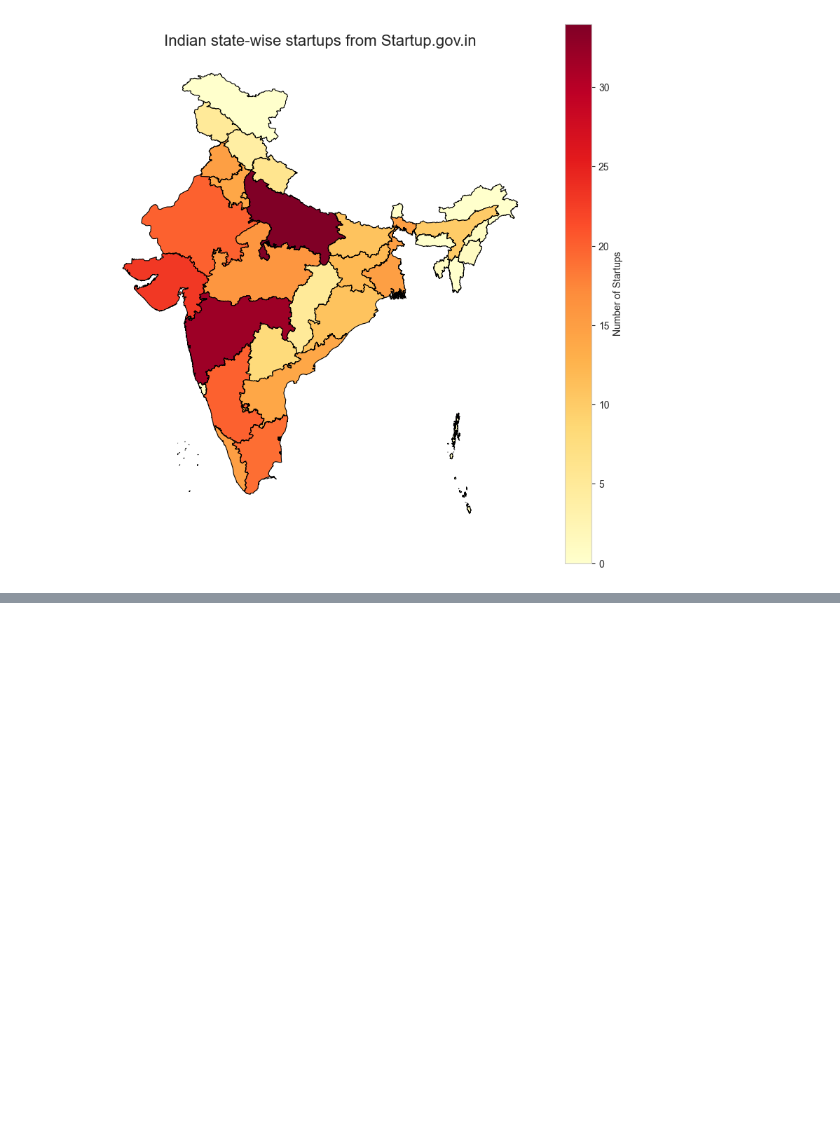
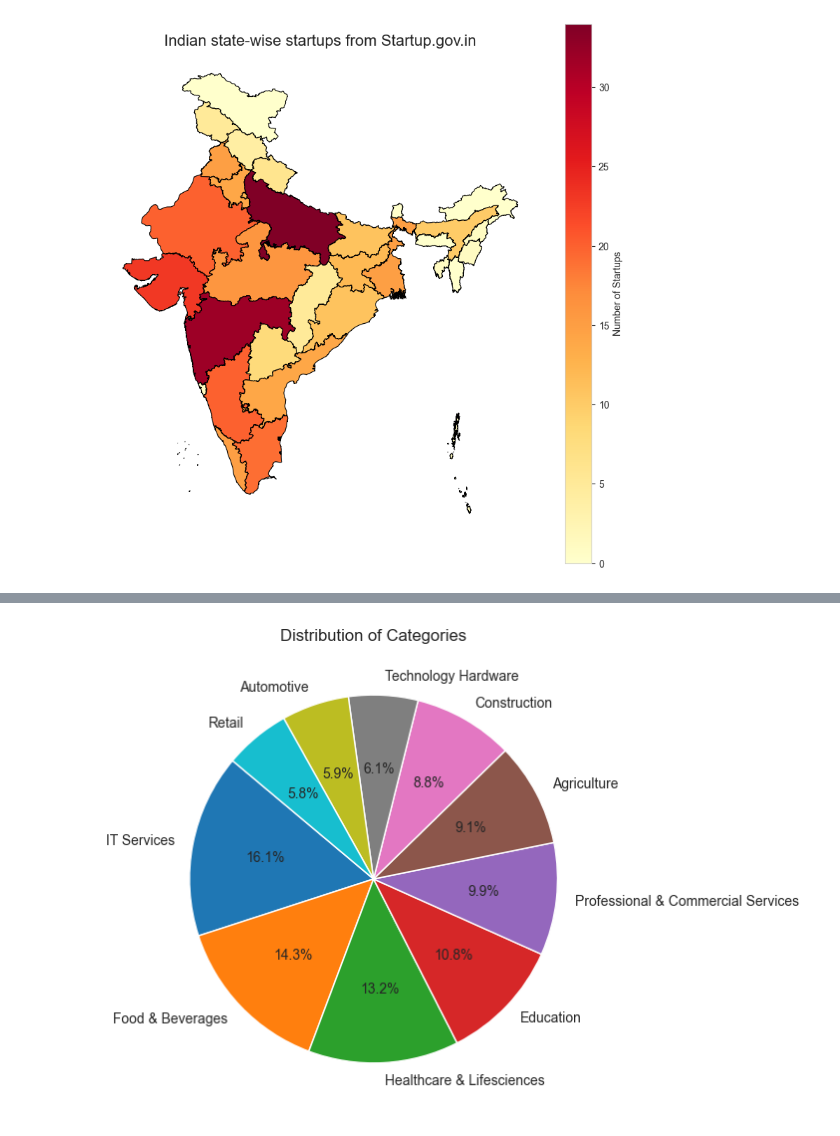
Before and after one commit to dhirajmahato/Data_Engineering_module, a Jupyter notebook: Transform.ipynb, the cells around one changed output, grey strips where cells are left out. Saved outputs shown, nothing was run; the diff lists cells and outputs as text; code cells hidden in the pictures; blank space fills up the shorter version.

```diff
--- a/Transform.ipynb
+++ b/Transform.ipynb
@@ -49,11 +4,7 @@ See the caveats in the documentation: https://pandas.pydata.org/pandas-docs/stab
 import numpy as np
 import matplotlib.pyplot as plt
 import pandas as pd
-import seaborn as sns
 import geopandas as gpd
-
-#Seaborn is built on top of Matplotlib and provides a high-level interface for creating informative and attractive statistical graphics.
-sns.set_style('whitegrid')
 
 df = pd.read_csv('startup_data_150.csv')
 
@@ -311,0 +322,5 @@ merged.plot(column='Count',cmap='YlOrRd', linewidth=0.8, ax=ax, edgecolor='0', \
+# %%
+df_indu = df['Industry'].value_counts()
+df_ind = {'Category': df_indu.index, 'Frequency': df_indu.values}
+df_ind = pd.DataFrame(df_ind)
+df_ind.head()
@@ -311,0 +334,13 @@ merged.plot(column='Count',cmap='YlOrRd', linewidth=0.8, ax=ax, edgecolor='0', \
+# %%
+df_ind['Percentage'] = (df_ind['Frequency'] / df_ind['Frequency'].sum()) * 100
+df_ind.head()
+sampl = df_ind.head(10)
+# %%
+# Plot a pie chart for top 10 category
+plt.figure(figsize=(8, 6))
+plt.pie(sampl['Frequency'], labels=sampl['Category'], autopct='%1.1f%%', startangle=140)
+plt.title('Distribution of Categories')
+plt.axis('off')
+plt.show()
+# %% [output]
+[figure, added]
```
Also changed, not shown: parts of 25 cells of this notebook.
